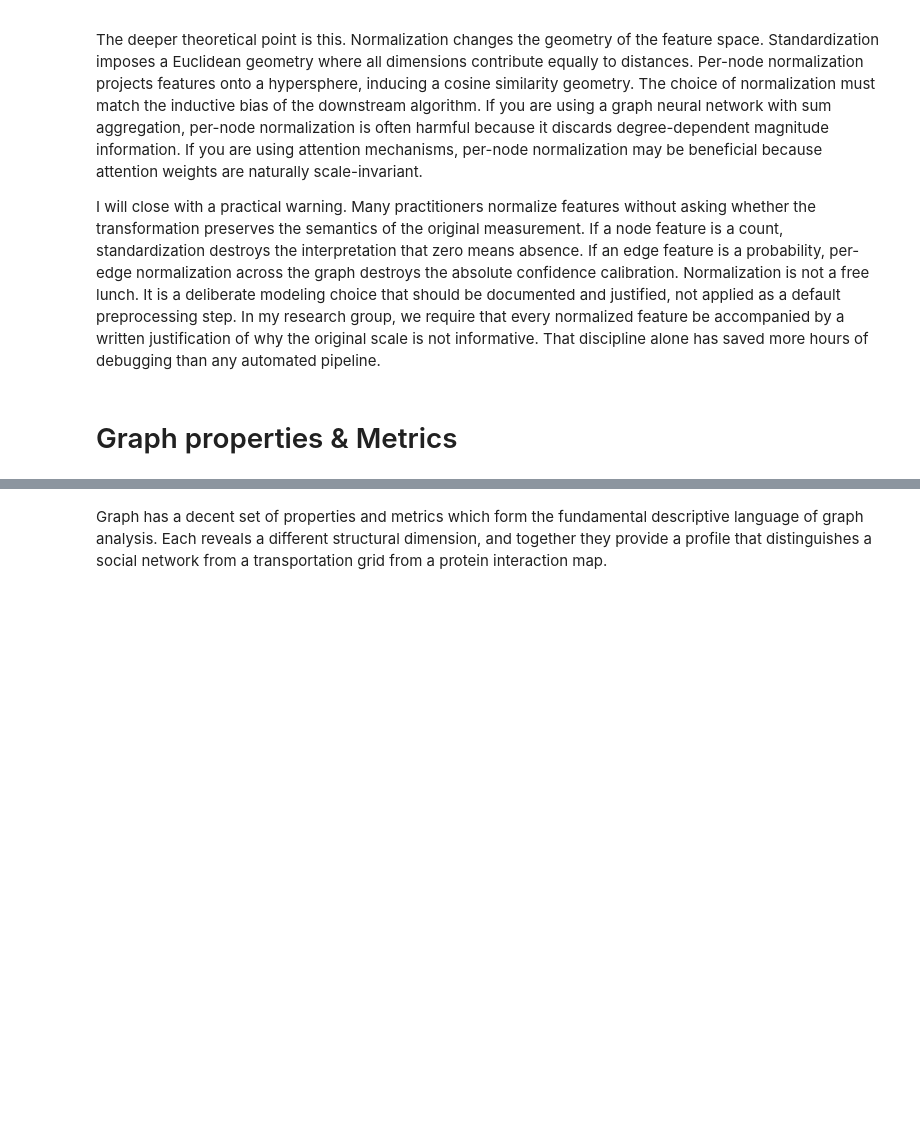
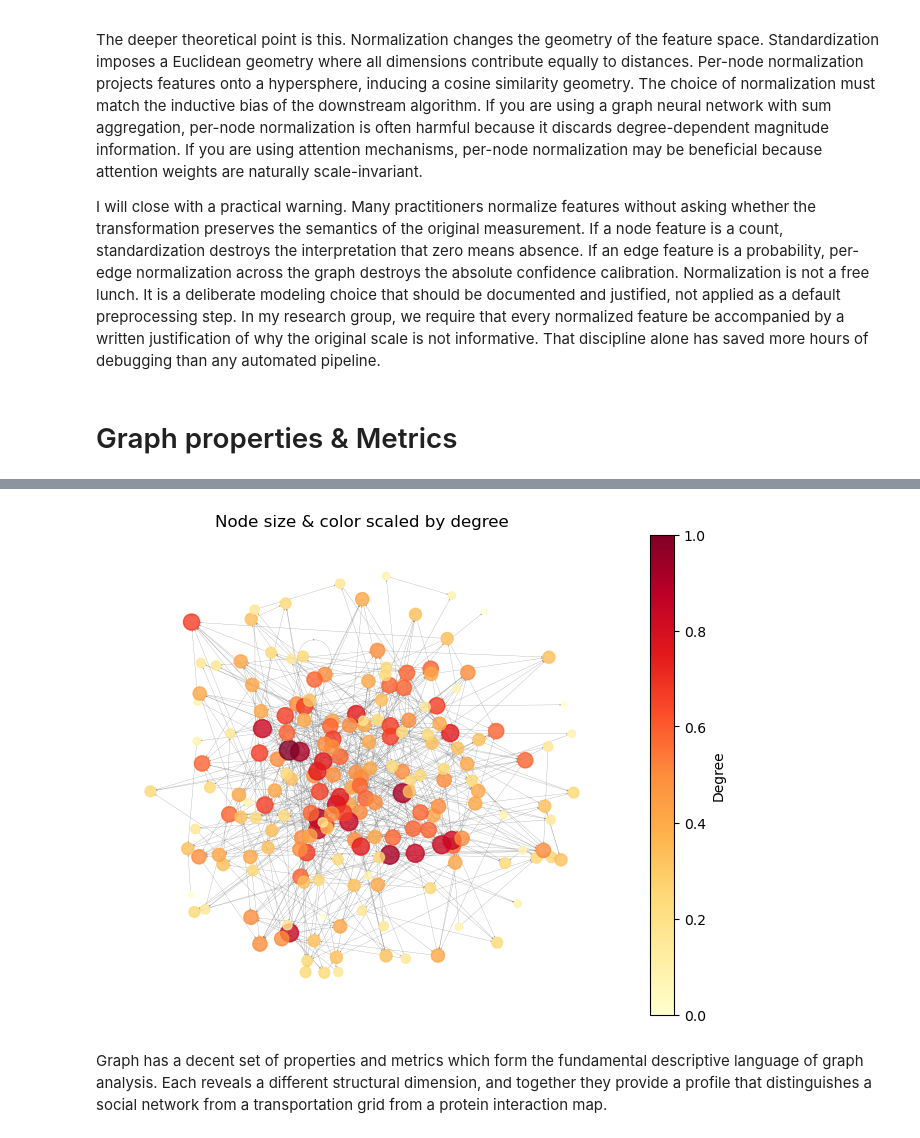
Before and after one commit to ImadElMaftouhi/Machine-learning, a Jupyter notebook: notebooks/graph_101.ipynb, the cells around one changed output, grey strips where cells are left out. Cells and saved outputs as stored; diff of their text form; code cells hidden in the pictures; blank space fills up the shorter version.

```diff
--- a/notebooks/graph_101.ipynb
+++ b/notebooks/graph_101.ipynb
@@ -832,3 +870,28 @@ I will close with a practical warning. Many practitioners normalize features wit
+# %%
+degrees = dict(G.degree())
+node_list = list(G.nodes())
+sizes  = [degrees[n] * 15 for n in node_list]       # scale node size
+colors = [degrees[n] for n in node_list]             # map to colormap
+
+pos = nx.spring_layout(G, seed=42, k=0.3, iterations=50)
+
+nx.draw(
+    G, pos,
+    nodelist=node_list,
+    node_size=sizes,
+    node_color=colors,
+    cmap=plt.cm.YlOrRd,        # low degree → yellow, high → red
+    width=0.2,
+    arrowsize=2,
+    edge_color="gray",
+    alpha=0.8,
+)
+
+plt.colorbar(plt.cm.ScalarMappable(cmap=plt.cm.YlOrRd), label="Degree", ax=plt.gca())
+plt.title("Node size & color scaled by degree")
+plt.show()
+# %% [output]
+[figure, added]
 # %% [markdown]
 Graph has a decent set of properties and metrics which form the fundamental descriptive language of graph analysis. Each reveals a different structural dimension, and together they provide a profile that distinguishes a social network from a transportation grid from a protein interaction map.
 # %% [markdown]
```
Also changed, not shown: parts of 20 cells of this notebook.
